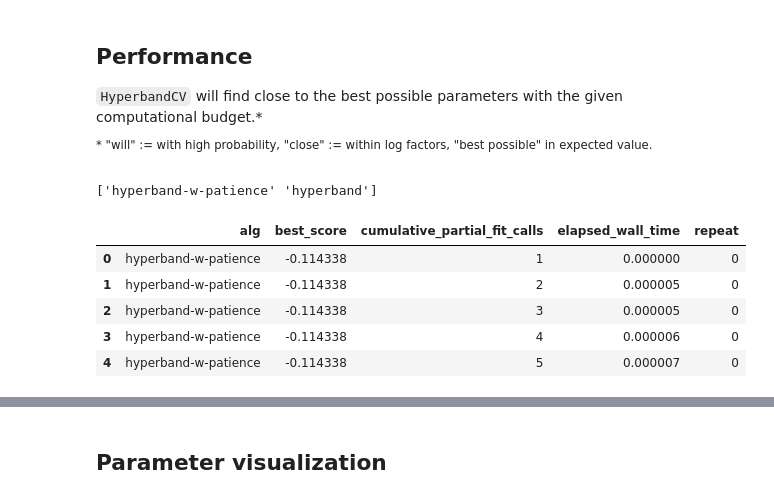
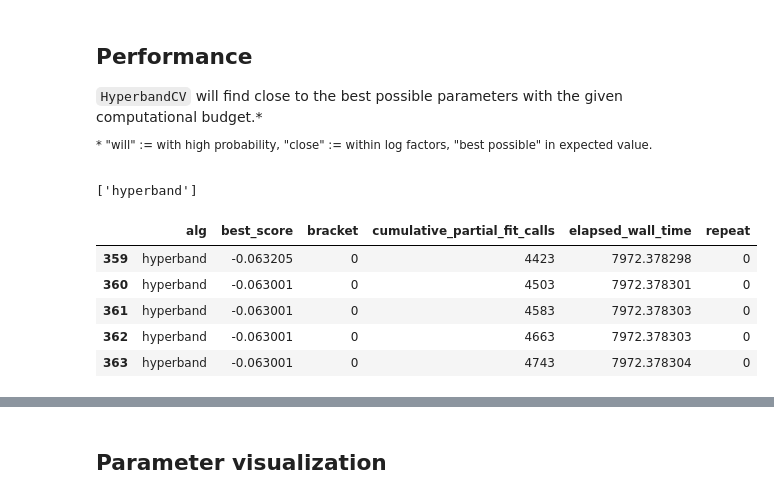
Before and after one commit to stsievert/dask-hyperband-comparison, a Jupyter notebook: image-denoising/Visualize-repeats.ipynb, the cells around one changed output, grey strips where cells are left out. Cells and saved outputs as stored; diff of their text form; code cells hidden in the pictures.

```diff
--- a/image-denoising/Visualize-repeats.ipynb
+++ b/image-denoising/Visualize-repeats.ipynb
@@ -18,7 +18,7 @@ def read_json(filename):
 DIR = f"./out/{today}/"
 DIR = f"{today}/out/"
 DIR = "./"
-DIR = ""
+# DIR = f"{today}"
 
 # list of arrays with each score/time/etc. Each model entered more than once.
 
@@ -26,7 +26,7 @@ DIR = ""
 ALGS = [
 #     "passive",
 #     "patience",
-    "hyperband-w-patience",
+#     "hyperband-w-patience",
     "hyperband",
 ]
 RAND_STATES = range(152, 152 + 1)
@@ -135,6 +125,7 @@ def shape_history(history, **kwargs):
         out += [{"best_score": max(scores.values()),
                  "elapsed_wall_time": row["elapsed_wall_time"] - start,
                  "cumulative_partial_fit_calls": sum(pf_calls.values()),
+                 "bracket": row["bracket"],
                  **kwargs}]
     return out
 # %%
@@ -147,18 +138,18 @@ well_done = sum(medium_rare, [])
 # %%
 import pandas as pd
 df = pd.DataFrame(well_done)
 df.head(n=2)
 df.elapsed_wall_time.describe()
 print(df.alg.unique())
-df.head()
+df.tail()
 # %% [output]
-['hyperband-w-patience' 'hyperband']
+['hyperband']
-|  | alg | best_score | cumulative_partial_fit_calls | elapsed_wall_time | repeat |
-| 0 | hyperband-w-patience | -0.114338 | 1 | 0.000000 | 0 |
-| 1 | hyperband-w-patience | -0.114338 | 2 | 0.000005 | 0 |
-| 2 | hyperband-w-patience | -0.114338 | 3 | 0.000005 | 0 |
-| 3 | hyperband-w-patience | -0.114338 | 4 | 0.000006 | 0 |
-| 4 | hyperband-w-patience | -0.114338 | 5 | 0.000007 | 0 |
+|  | alg | best_score | bracket | cumulative_partial_fit_calls | elapsed_wall_time | repeat |
+| 359 | hyperband | -0.063205 | 0 | 4423 | 7972.378298 | 0 |
+| 360 | hyperband | -0.063001 | 0 | 4503 | 7972.378301 | 0 |
+| 361 | hyperband | -0.063001 | 0 | 4583 | 7972.378303 | 0 |
+| 362 | hyperband | -0.063001 | 0 | 4663 | 7972.378303 | 0 |
+| 363 | hyperband | -0.063001 | 0 | 4743 | 7972.378304 | 0 |
 # %%
 # Discretize
 # df["cumulative_partial_fit_calls"] = np.round(df.cumulative_partial_fit_calls, decimals=-1)
```
Also changed, not shown: parts of 6 cells of this notebook, 4 other files.
